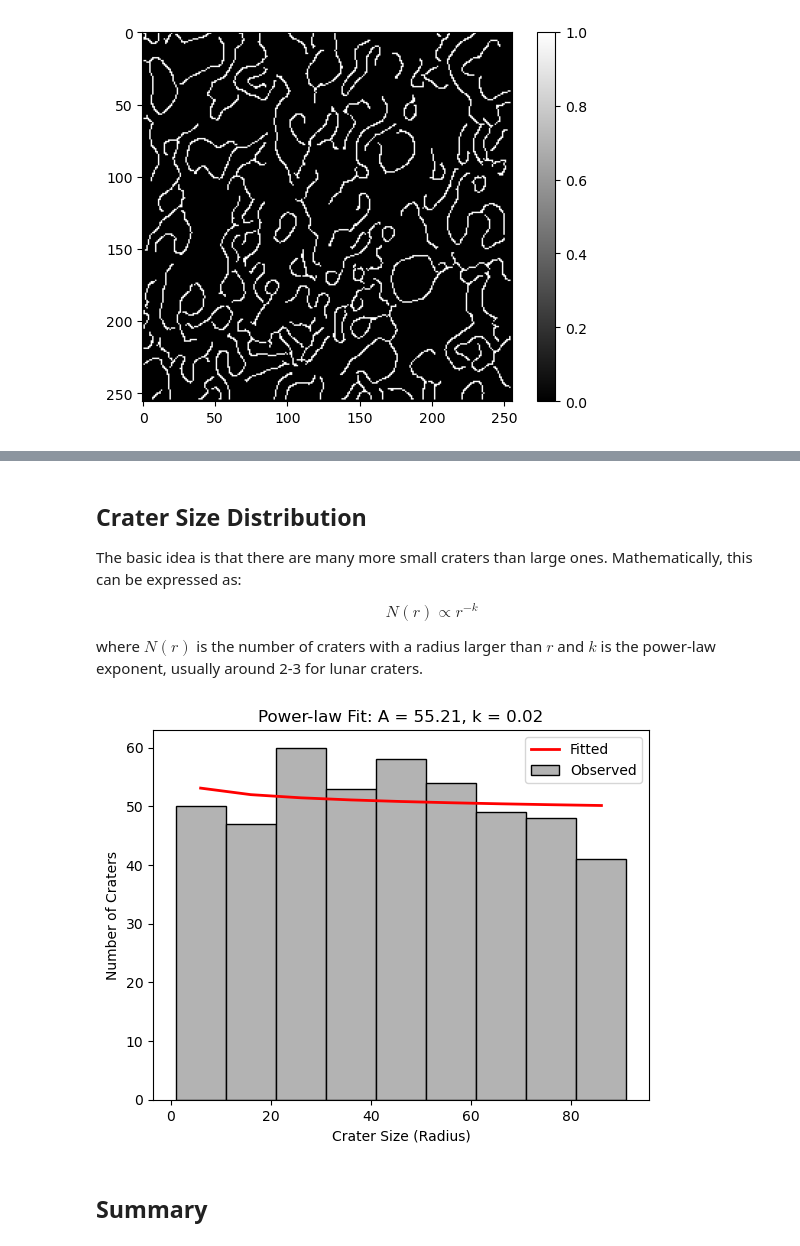
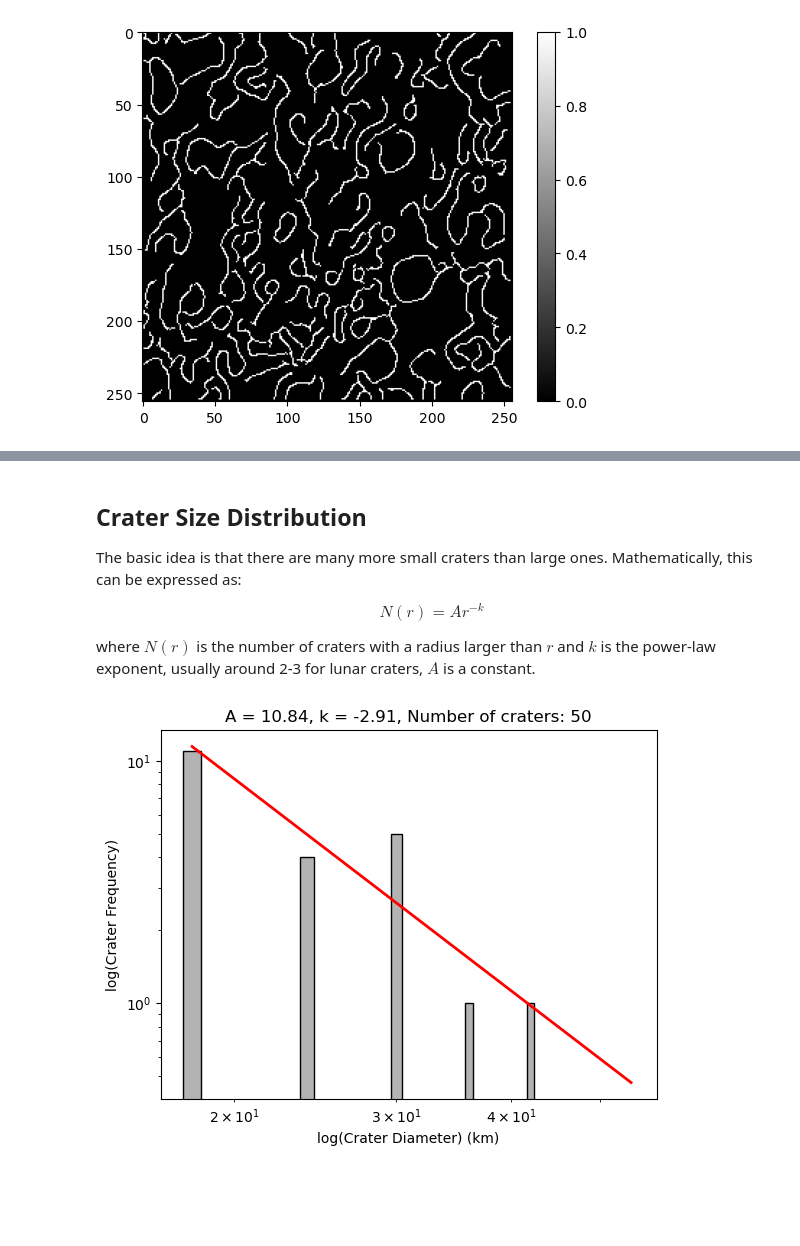
Before and after one commit to 4minakov/practical-data, a Jupyter notebook: Data_Practicals_7.ipynb, the cells around one changed output, grey strips where cells are left out. Drawn from its saved outputs; the diff is of its cells as text; code cells hidden in the pictures; blank space fills up the shorter version.

```diff
--- a/Data_Practicals_7.ipynb
+++ b/Data_Practicals_7.ipynb
@@ -228,50 +177,36 @@ array([[0, 0, 0, ..., 0, 0, 0],
 The basic idea is that there are many more small craters than large ones. Mathematically, this can be expressed as:
 
 \begin{equation}
-N(r) \propto r^{-k}
+N(r) = A r^{-k}
 \end{equation}
 
-where $N(r)$ is the number of craters with a radius larger than $r$ and $k$ is the power-law exponent, usually around 2-3 for lunar craters.
+where $N(r)$ is the number of craters with a radius larger than $r$ and $k$ is the power-law exponent, usually around 2-3 for lunar craters, $A$ is a constant.
 # %%
-from scipy.optimize import curve_fit
 import numpy as np
 import matplotlib.pyplot as plt
-
-# Simulated data for demonstration (replace with your observed crater sizes)
-crater_sizes = np.random.randint(1, 100, 500)
-
-# Create a histogram with specified bin edges
-bin_edges = np.arange(1, 101, 10)
-N, edges = np.histogram(crater_sizes, bins=bin_edges)
-
+a = 1778  # Moon radius
+I1_shape_0 = np.size(I1,0) #number of pixels along a meridian
+dx = np.pi * a / I1_shape_0 # Approximate conversion of pixel to km
+D_km = 2 * radii * dx  # Crater diameter in km
+bin_edges = np.arange(15, 61, 6)
+N, edges = np.histogram(D_km, bins=bin_edges)
 # Calculate bin centers
 bin_centers = (edges[:-1] + edges[1:]) / 2
-
-# Nonlinear curve fitting
-def power_law(r, A, k):
-    return A * r ** (-k)
-
-# Initial guesses for A and k
-initial_guesses = [1000, 2]
-
-# Fit the curve
-params, _ = curve_fit(power_law, bin_centers, N)
-
-# Generate fitted data
-A_fit, k_fit = params
-fitted_N = power_law(bin_centers, A_fit, k_fit)
-
-# Plot results
-plt.figure()
-plt.bar(bin_centers, N, width=np.diff(bin_edges), color=[0.7, 0.7, 0.7], edgecolor='k', label='Observed')
-plt.plot(bin_centers, fitted_N, 'r', linewidth=2, label='Fitted')
-plt.xlabel('Crater Size (Radius)')
-plt.ylabel('Number of Craters')
-plt.legend()
-plt.title(f'Power-law Fit: A = {A_fit:.2f}, k = {k_fit:.2f}')
+# Fit the logarithm of power-law distribution (strait line)
+logN = np.log(N[N > 0])
+logX = np.log(bin_centers[N > 0])
+k_fit = np.linalg.lstsq(np.vstack([logX, np.ones(len(logX))]).T, logN, rcond=None)[0]
+fitted_N = np.exp(k_fit[1]) * bin_centers ** k_fit[0]
+#plotting
+plt.figure(20)
+plt.clf()
+plt.bar(bin_centers, N, facecolor=[0.7, 0.7, 0.7], edgecolor='k')  # Observed data
+plt.plot(bin_centers, fitted_N, 'r', linewidth=2)
+plt.xlabel('log(Crater Diameter) (km)')
+plt.ylabel('log(Crater Frequency)')
+plt.xscale('log')
+plt.yscale('log')
+plt.title(f"A = {k_fit[1]:.2f}, k = {k_fit[0]:.2f}, {nstr}")
 plt.show()
 # %% [output]
-[figure, old version]
+[figure, new version]
-# %% [markdown]
-<a id="5"></a>
-## Summary
```
Also changed, not shown: parts of 7 cells of this notebook.
